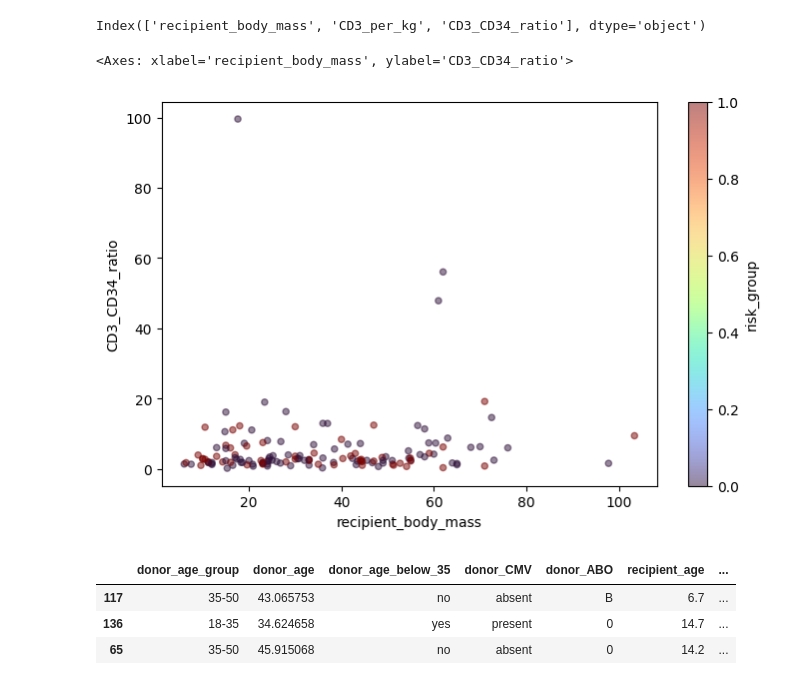
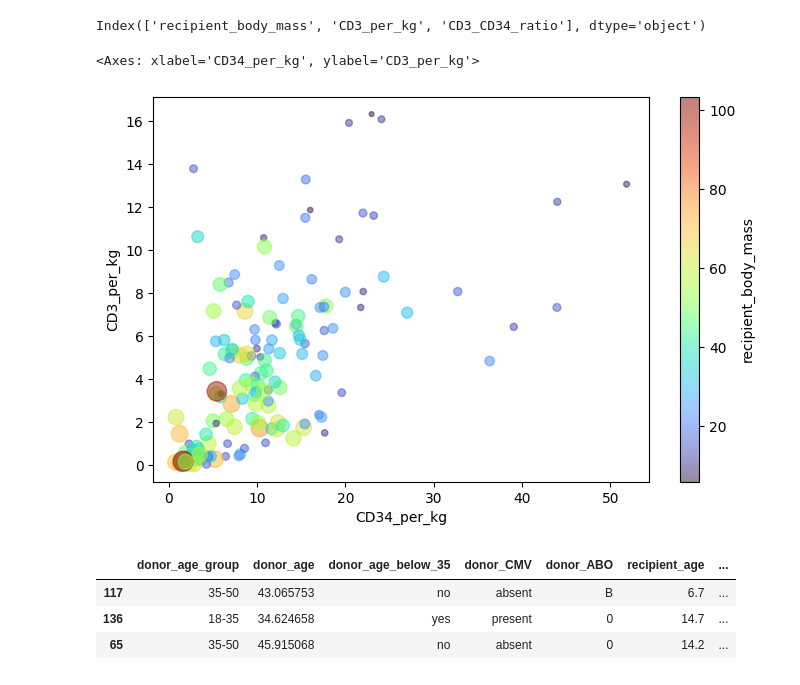
Before and after one commit to Meidical/challenge-2, a Jupyter notebook: notebooks/relapse/relapse_prediction.ipynb, the cells around one changed output. Cells and saved outputs as stored; diff of their text form; code cells hidden in the pictures.

```diff
--- a/notebooks/relapse/relapse_prediction.ipynb
+++ b/notebooks/relapse/relapse_prediction.ipynb
@@ -33,7 +32,7 @@ from sklearn.metrics import r2_score, accuracy_score, confusion_matrix, Confusio
 # %% [markdown]
 ## Data Loading
 # %%
-df = pd.read_csv("../../../datasets/raw/bone_marrow_raw.csv")
+df = pd.read_csv("../../datasets/raw/bone_marrow_raw.csv")
 df.convert_dtypes()
 # %% [output]
 |  | donor_age | donor_age_below_35 | donor_ABO | donor_CMV | recipient_age | recipient_age_below_10 | ... |
@@ -198,13 +197,13 @@ Index(['recipient_body_mass', 'CD3_per_kg', 'CD3_CD34_ratio'], dtype='object')
 # %%
 visualization_data = train_set.copy()
 
 visualization_data["risk_group"] = visualization_data["risk_group"].map({"high": 1, "low": 0})
 
-visualization_data.plot(kind="scatter", x="recipient_body_mass", y="CD3_CD34_ratio", c="risk_group",
+visualization_data.plot(kind="scatter", x="CD34_per_kg", y="CD3_per_kg", c="recipient_body_mass", s=data["recipient_body_mass"]*2,
            cmap=plt.get_cmap("turbo"), colorbar=True, alpha=0.5, figsize=(8, 5))
 # %% [output]
-<Axes: xlabel='recipient_body_mass', ylabel='CD3_CD34_ratio'>
+<Axes: xlabel='CD34_per_kg', ylabel='CD3_per_kg'>
-[figure, old version]
+[figure, new version]
 # %%
 visualization_data[visualization_data["CD3_CD34_ratio"] > 40]
 # %% [output]
```
Also changed, not shown: parts of 6 cells of this notebook.
